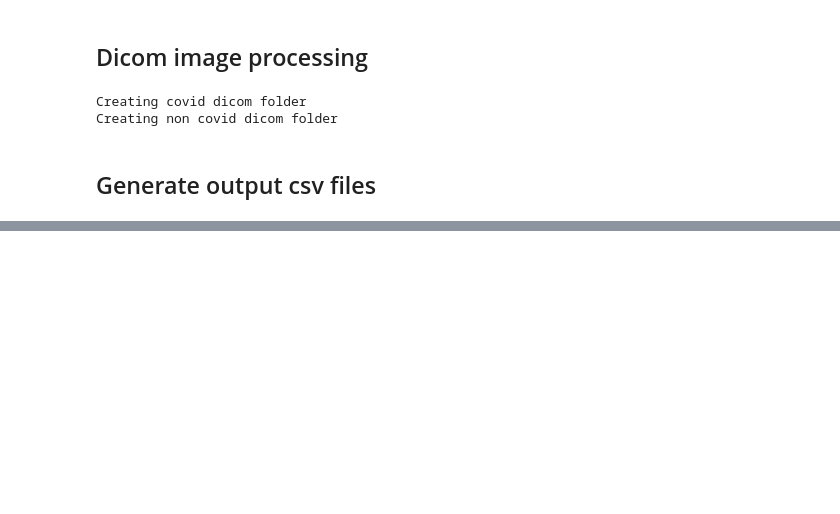
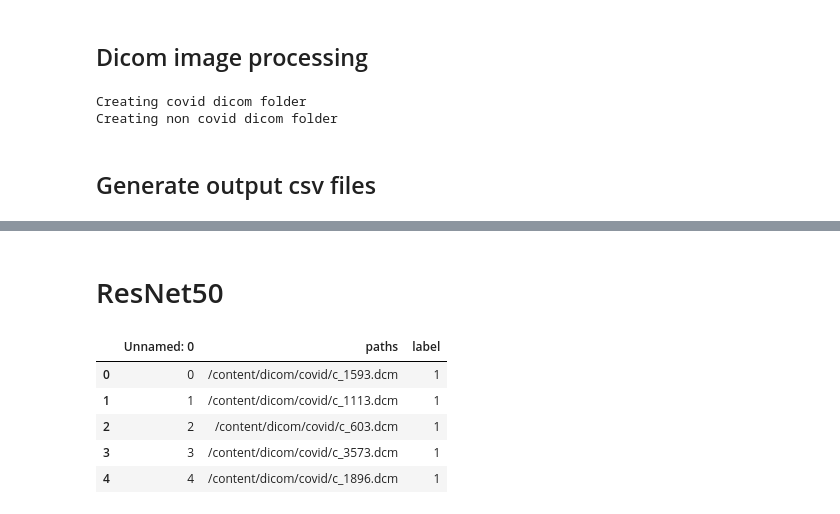
Before and after one commit to amura/xray-machinelearning, a Jupyter notebook: resnet50_x-rays_1b.ipynb, the cells around one changed output, grey strips where cells are left out. Cells and saved outputs as stored; diff of their text form; code cells hidden in the pictures; blank space fills up the shorter version.

```diff
--- a/resnet50_x-rays_1b.ipynb
+++ b/resnet50_x-rays_1b.ipynb
@@ -317,3 +317,20 @@ frame
 # %%
 # output to csv
 frame.to_csv('/content/x-ray-scans.csv')
+# %% [markdown]
+# ResNet50
+# %%
+# Load the csv back in to a dataframe
+
+data = pd.read_csv('/content/x-ray-scans.csv')
+# convert label from string to int
+mapping = {'non-covid': '0', 'covid': '1'}
+data = data.replace({'label': mapping})
+data.head()
+# %% [output]
+|  | Unnamed: 0 | paths | label |
+| 0 | 0 | /content/dicom/covid/c_1593.dcm | 1 |
+| 1 | 1 | /content/dicom/covid/c_1113.dcm | 1 |
+| 2 | 2 | /content/dicom/covid/c_603.dcm | 1 |
+| 3 | 3 | /content/dicom/covid/c_3573.dcm | 1 |
+| 4 | 4 | /content/dicom/covid/c_1896.dcm | 1 |
```
Also changed, not shown: parts of 22 cells of this notebook.
